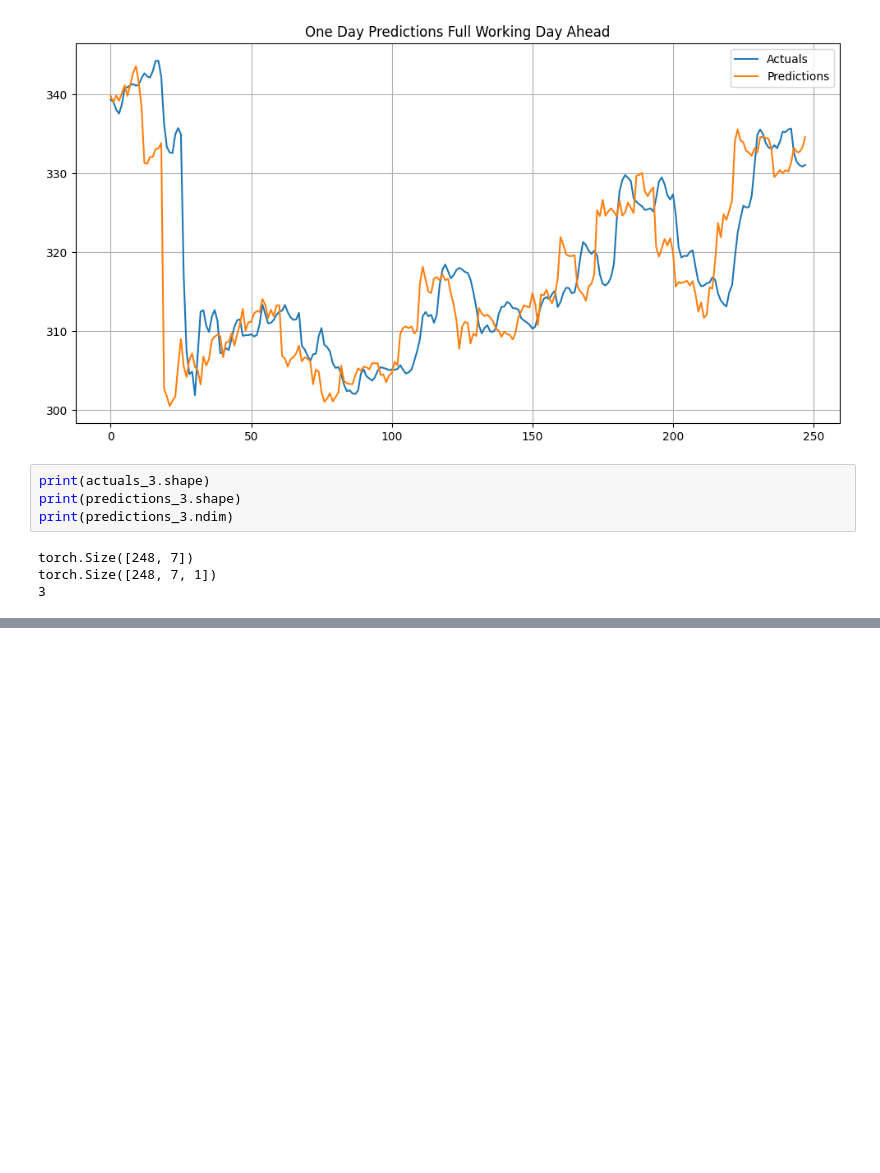
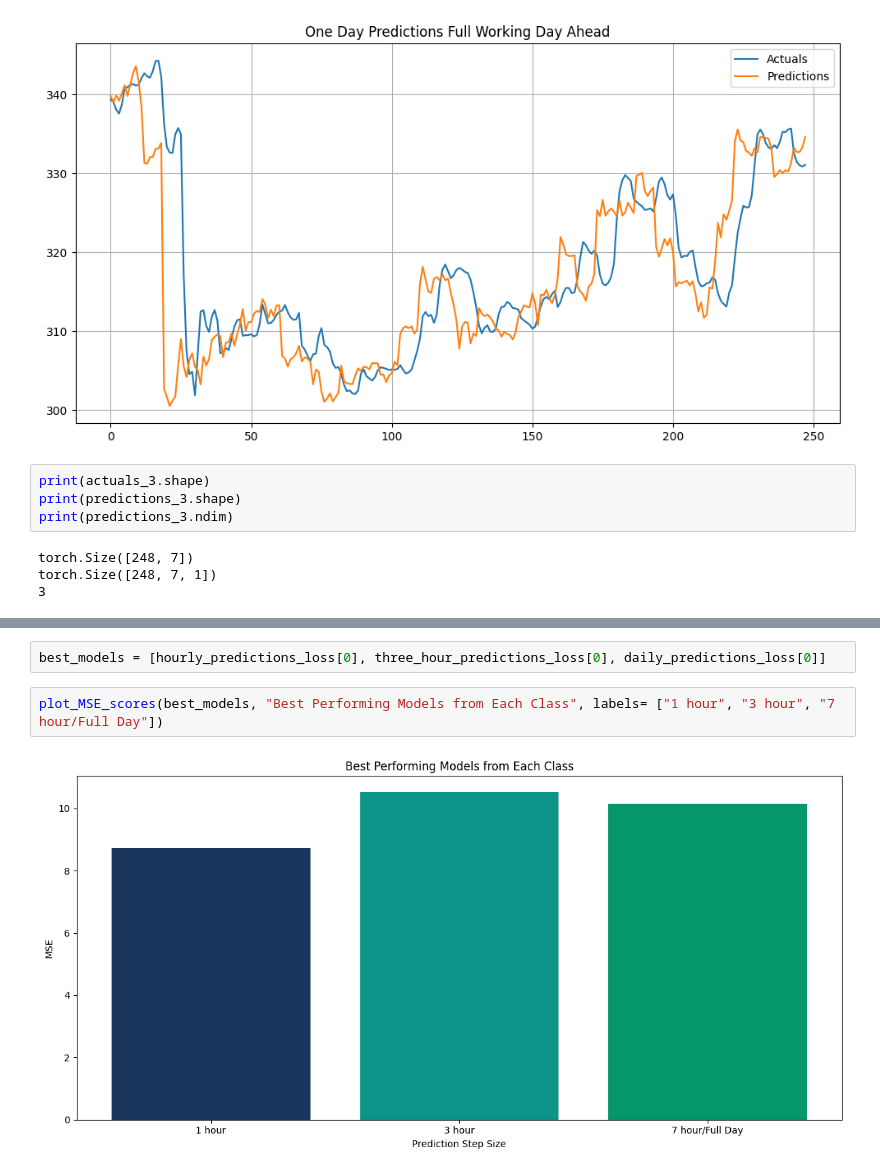
Before and after one commit to lewinskie254/stock-market-prediction, a Jupyter notebook: predict_stock_prices_NeuralNets.ipynb, the cells around one changed output, grey strips where cells are left out. Cells and saved outputs as stored; diff of their text form; blank space fills up the shorter version.

```diff
--- a/predict_stock_prices_NeuralNets.ipynb
+++ b/predict_stock_prices_NeuralNets.ipynb
@@ -709,0 +793,6 @@ torch.Size([248, 7, 1])
+# %%
+best_models = [hourly_predictions_loss[0], three_hour_predictions_loss[0], daily_predictions_loss[0]]
+# %%
+plot_MSE_scores(best_models, "Best Performing Models from Each Class", labels= ["1 hour", "3 hour", "7 hour/Full Day"])
+# %% [output]
+[figure, added]
```
Also changed, not shown: parts of 9 cells of this notebook.
